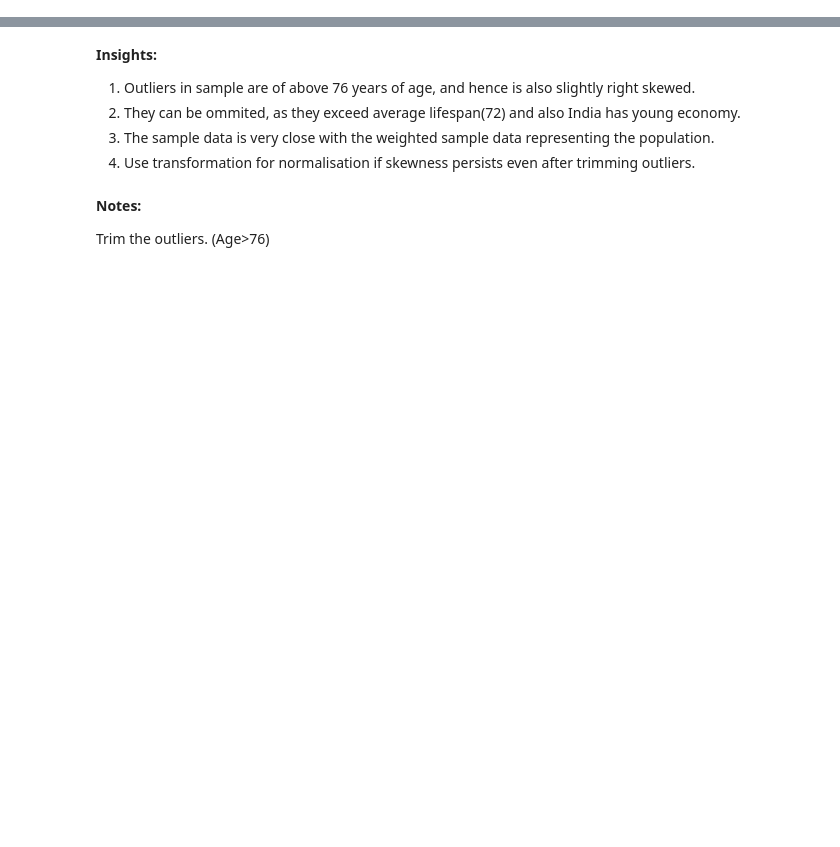
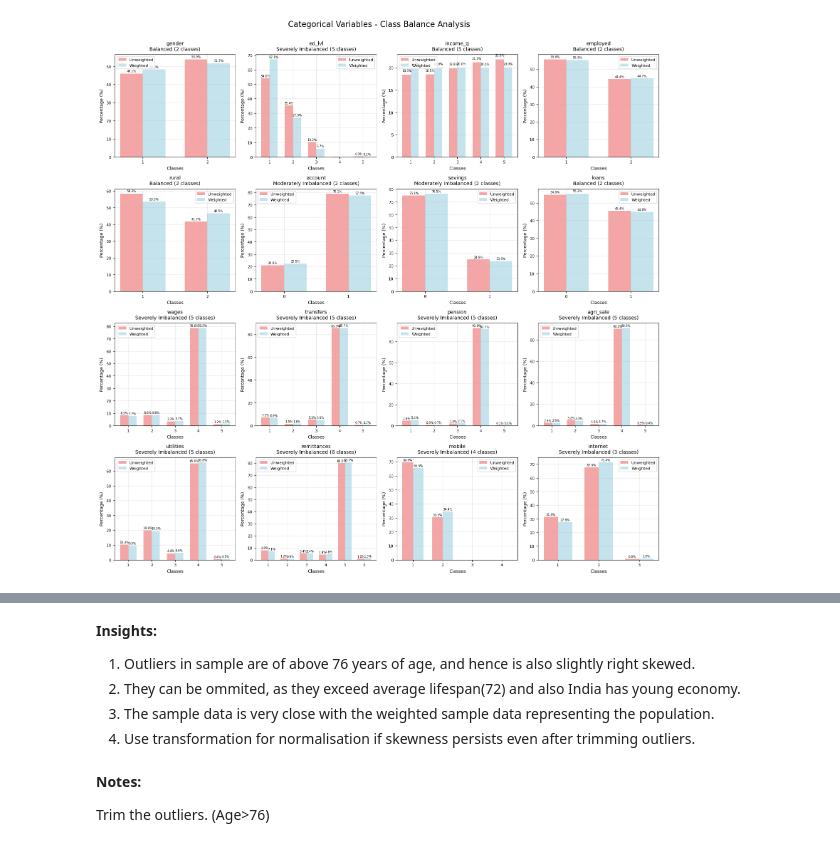
Before and after one commit to PuneethRaavi/ML_Project, a Jupyter notebook: Codes/FeatureEngineering.ipynb, the cells around one changed output, grey strips where cells are left out. Saved outputs shown, nothing was run; the diff lists cells and outputs as text; code cells hidden in the pictures; blank space fills up the shorter version.

```diff
--- a/Codes/FeatureEngineering.ipynb
+++ b/Codes/FeatureEngineering.ipynb
@@ -77,0 +136,86 @@ Data Info:
+# %%
+# Categorical variables Analysis
+df=preprocessed_data
+categorical_vars = [col for col in df.columns if col not in ['age', 'wgt']]
+
+# Visualization Format
+n_categorical = len(categorical_vars)
+n_cols = 4
+n_rows = int(np.ceil(n_categorical / n_cols))
+
+fig, axes = plt.subplots(n_rows, n_cols, figsize=(16, 4 * n_rows))
+axes = axes.flatten()
+
+class_balance_summary = {}
+
+for idx, col in enumerate(categorical_vars):
+    if idx >= len(axes):
+        break
+
+    # Get value counts (unweighted and weighted)
+    col_data = df[col].dropna()
+    unweighted_counts = col_data.value_counts().sort_index()
+
+    # Calculate weighted counts
+    col_weights = df.loc[col_data.index, 'wgt']
+    weighted_counts = col_data.groupby(col_data).apply(lambda x: col_weights[x.index].sum()).sort_index()
+    weighted_props = weighted_counts / weighted_counts.sum() * 100
+    unweighted_props = unweighted_counts / unweighted_counts.sum() * 100
+
+    # Determine if binary or multi-class
+    n_classes = len(unweighted_counts)
+    is_binary = n_classes == 2
+
+    # Calculate balance metrics
+    if is_binary:
+        # For binary: calculate minority class percentage
+        balance_metric = min(weighted_props.values)
+        balance_status = 'Balanced' if balance_metric >= 40 else 'Moderately Imbalanced' if balance_metric >= 20 else 'Severely Imbalanced'
+    else:
+        # For multi-class: calculate coefficient of variation
+        balance_metric = weighted_props.std() / weighted_props.mean() * 100
+        balance_status = 'Balanced' if balance_metric <= 50 else 'Moderately Imbalanced' if balance_metric <= 100 else 'Severely Imbalanced'
+
+    class_balance_summary[col] = {
+        'classes': n_classes,
+        'type': 'Multi-class (Ordinal)' if col in ['ed_lvl', 'income_q'] else 'Binary' if is_binary else 'Multi-class',
+        'balance_status': balance_status
+    }
+
+    # Create visualization
+    x_pos = range(len(weighted_props))
+    width = 0.35
+
+    bars1 = axes[idx].bar([p - width/2 for p in x_pos], unweighted_props.values, width,
+                         label='Unweighted', alpha=0.7, color='lightcoral')
+    bars2 = axes[idx].bar([p + width/2 for p in x_pos], weighted_props.values, width,
+                         label='Weighted', alpha=0.7, color='lightblue')
+
+    axes[idx].set_title(f'{col}\n{balance_status} ({n_classes} classes)', fontsize=10, pad=8)
+    axes[idx].set_xlabel('Classes', fontsize=9)
+    axes[idx].set_ylabel('Percentage (%)', fontsize=9)
+    axes[idx].set_xticks(x_pos)
+    axes[idx].set_xticklabels(weighted_props.index.astype(str), fontsize=8)
+    axes[idx].legend(fontsize=8)
+    axes[idx].grid(True, alpha=0.3)
+    axes[idx].tick_params(axis='both', labelsize=8)
+
+    # Add percentage labels on bars
+    for bar1, bar2, val1, val2 in zip(bars1, bars2, unweighted_props.values, weighted_props.values):
+        if val1 > 0.1:  # Only label if > 5%
+            axes[idx].text(bar1.get_x() + bar1.get_width()/2, bar1.get_height() + 0.5,
+                          f'{val1:.1f}%', ha='center', va='bottom', fontsize=6)
+        if val2 > 0.1:
+            axes[idx].text(bar2.get_x() + bar2.get_width()/2, bar2.get_height() + 0.5,
+                          f'{val2:.1f}%', ha='center', va='bottom', fontsize=6)
+
+fig.suptitle('Categorical Variables - Class Balance Analysis', fontsize=16, y=0.98)
+plt.tight_layout()
+plt.subplots_adjust(top=0.92)
+plt.show()
+
+# Display class balance summary
+balance_df = pd.DataFrame.from_dict(class_balance_summary, orient='index')
+display(balance_df)
+# %% [output]
+[figure, added]
```
Also changed, not shown: parts of 28 cells of this notebook, 7 other files.
